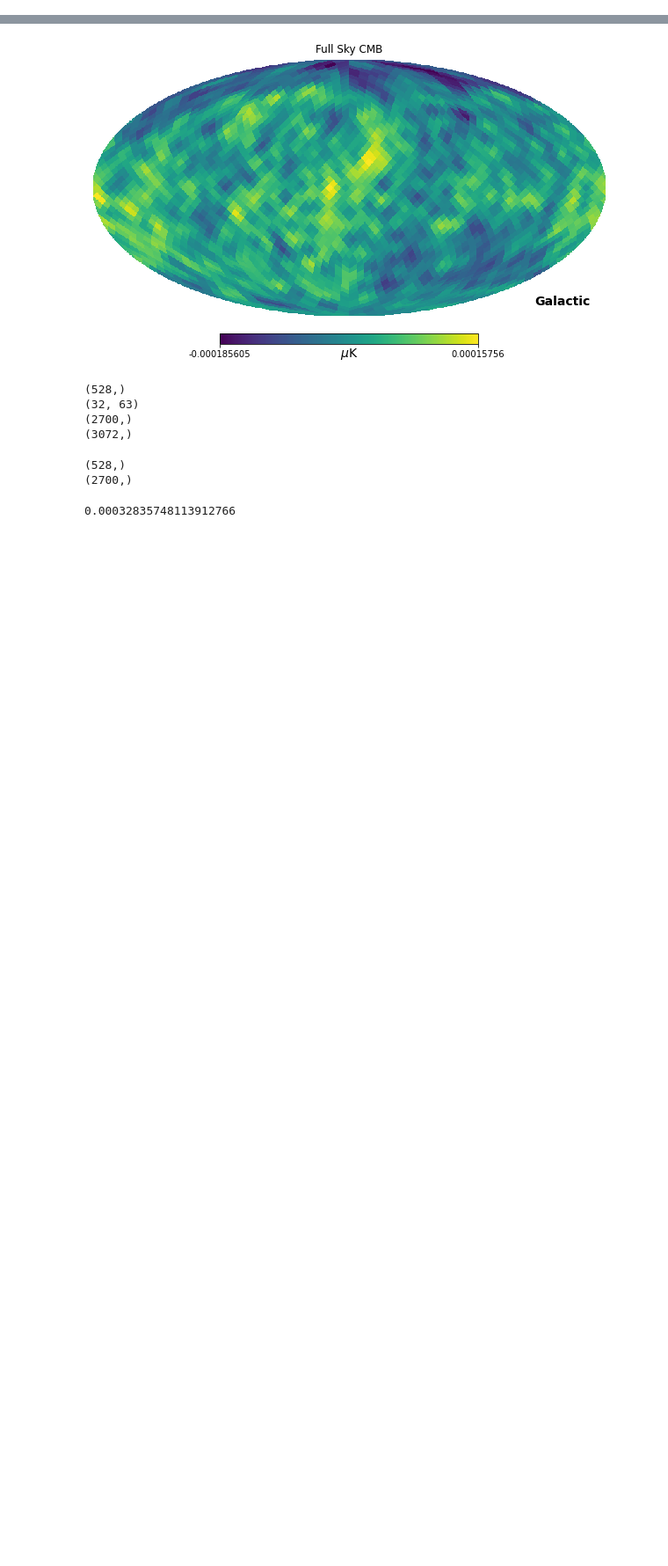
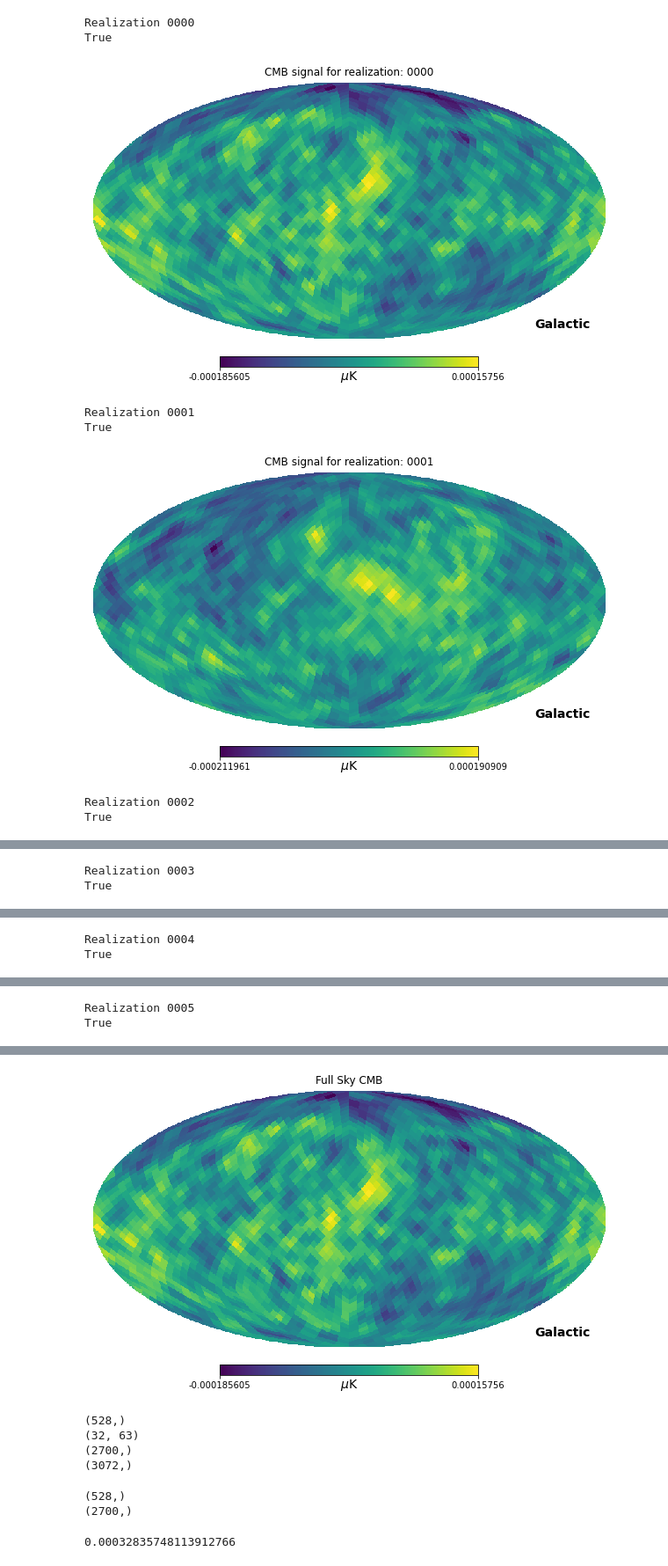
Before and after one commit to CodefromMax/CMB_plot, a Jupyter notebook: code/ILC_30_Steps_ILC_function.ipynb, the cells around one changed output, grey strips where cells are left out. Shown: that part at 88% size. Saved outputs shown, nothing was run; the diff lists cells and outputs as text; code cells hidden in the pictures; blank space fills up the shorter version.

```diff
--- a/code/ILC_30_Steps_ILC_function.ipynb
+++ b/code/ILC_30_Steps_ILC_function.ipynb
@@ -470,19 +527,36 @@ Original map alm shape: (32, 63)
 # %%
-def read_healpix_map(CMB_map_path, frequency, plot = False):
+def read_healpix_map(CMB_map_path, title, plot = False):
+    print(os.path.exists(CMB_map_path))
     original_healpix_map = hp.read_map(CMB_map_path)
-    if frequency == "545":
-        original_healpix_map = original_healpix_map/58.0356
-    if frequency == "857":
-        original_healpix_map = original_healpix_map/2.2681
+
+    # if frequency == "545":
+    #     original_healpix_map = original_healpix_map/58.0356
+    # if frequency == "857":
+    #     original_healpix_map = original_healpix_map/2.2681
 
     if plot:
         hp.mollview(
             original_healpix_map,
             coord=["G"],
-            title="Full Sky CMB",
+            title=title,
             unit=r"$μ$K",
             # min=-300,
             # max=300,
         )
         plt.show()
     return original_healpix_map
+# %%
+
+for i in range(len(realizations)):
+    realization = str(realizations[i]).zfill(4)
+    print(f"Realization {realization}")
+    read_healpix_map(f"CMB_total/CMB_HP_Map_F030_L32_R{realization}.fits","CMB signal for realization: " +str(realization), plot = True)
+# %% [output]
+Realization 0000
+True
+[figure, added]
+Realization 0001
+True
+[figure, added]
+Realization 0002
+True
@@ -488,0 +564,2 @@ def read_healpix_map(CMB_map_path, frequency, plot = False):
+Realization 0003
+True
@@ -488,0 +567,2 @@ def read_healpix_map(CMB_map_path, frequency, plot = False):
+Realization 0004
+True
@@ -488,0 +570,2 @@ def read_healpix_map(CMB_map_path, frequency, plot = False):
+Realization 0005
+True
```
Also changed, not shown: parts of 8 cells of this notebook, 5 other files.
